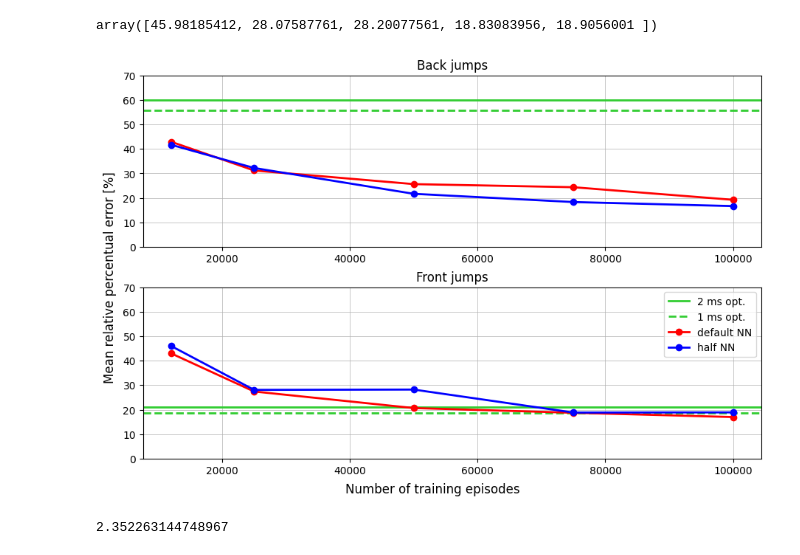
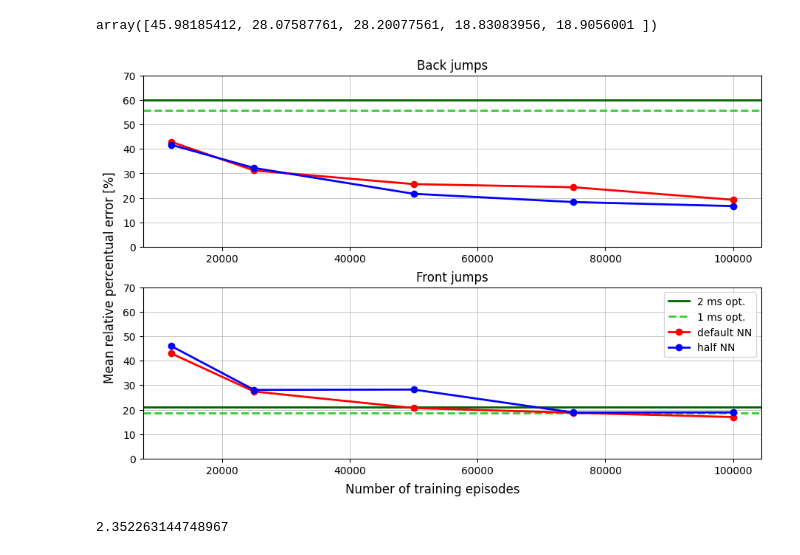
Before and after one commit to jprogrammer13/jumpleg_rl, a Jupyter notebook: utils/paper_plots.ipynb, the cells around one changed output. Saved outputs shown, nothing was run; the diff lists cells and outputs as text; code cells hidden in the pictures.

```diff
--- a/utils/paper_plots.ipynb
+++ b/utils/paper_plots.ipynb
@@ -415,7 +415,7 @@ fig, (ax1, ax2) = plt.subplots(2, 1, layout='constrained', sharey=True, figsize=
 # back jump
 ax1.set_ylim(0, 70)
 
-ax1.axhline(err_256_opt_bk[-2], color='limegreen', label='2 ms opt.', linewidth=2)
+ax1.axhline(err_256_opt_bk[-2], color='darkgreen', label='2 ms opt.', linewidth=2)
 ax1.axhline(err_256_opt_bk[-1], color='limegreen', linestyle='--', label='1 ms opt.', linewidth=2)
 
 ax1.plot(tests[:-2], err_256_opt_bk[:-2],
@@ -424,35 +424,35 @@ ax1.plot(tests[:-2], err_256_opt_bk[:-2],
 ax1.plot(tests[:-2], err_128_bk,
          '-o', color='blue', label="half NN",linewidth=2)
 
 ax1.grid(linewidth=0.5)
 
 ax1.set_title('Back jumps')
 
 # front jump
 ax2.set_ylim(0, 70)
 
-ax2.axhline(err_256_opt_fr[-2], color='limegreen', label='2 ms opt.', linewidth=2)
+ax2.axhline(err_256_opt_fr[-2], color='darkgreen', label='2 ms opt.', linewidth=2)
 ax2.axhline(err_256_opt_fr[-1], color='limegreen',  linestyle='--', label='1 ms opt.', linewidth=2)
 
 ax2.plot(tests[:-2], err_256_opt_fr[:-2],
          '-o', color='red', label="default NN", linewidth=2)
 
 ax2.plot(tests[:-2], err_128_fr,
          '-o', color='blue', label="half NN", linewidth=2)
 
 ax2.grid(linewidth=0.5)
 
 ax2.set_title('Front jumps')
 ax2.grid(linewidth=0.5)
 ax2.legend()
 
 
 fig.supxlabel('Number of training episodes')
 fig.supylabel('Mean relative percentual error [%]')
 plt.savefig(os.path.join('plots', 'jumps_avg_error.pdf'), dpi=500,  bbox_inches='tight')
 plt.show()
 # %% [output]
-[figure, old version]
+[figure, new version]
 # %%
 # Back jump avg. comp. time
 optim2.elapsed_time.to_numpy()[back_index].mean()
```
Also changed, not shown: 4 other files.
